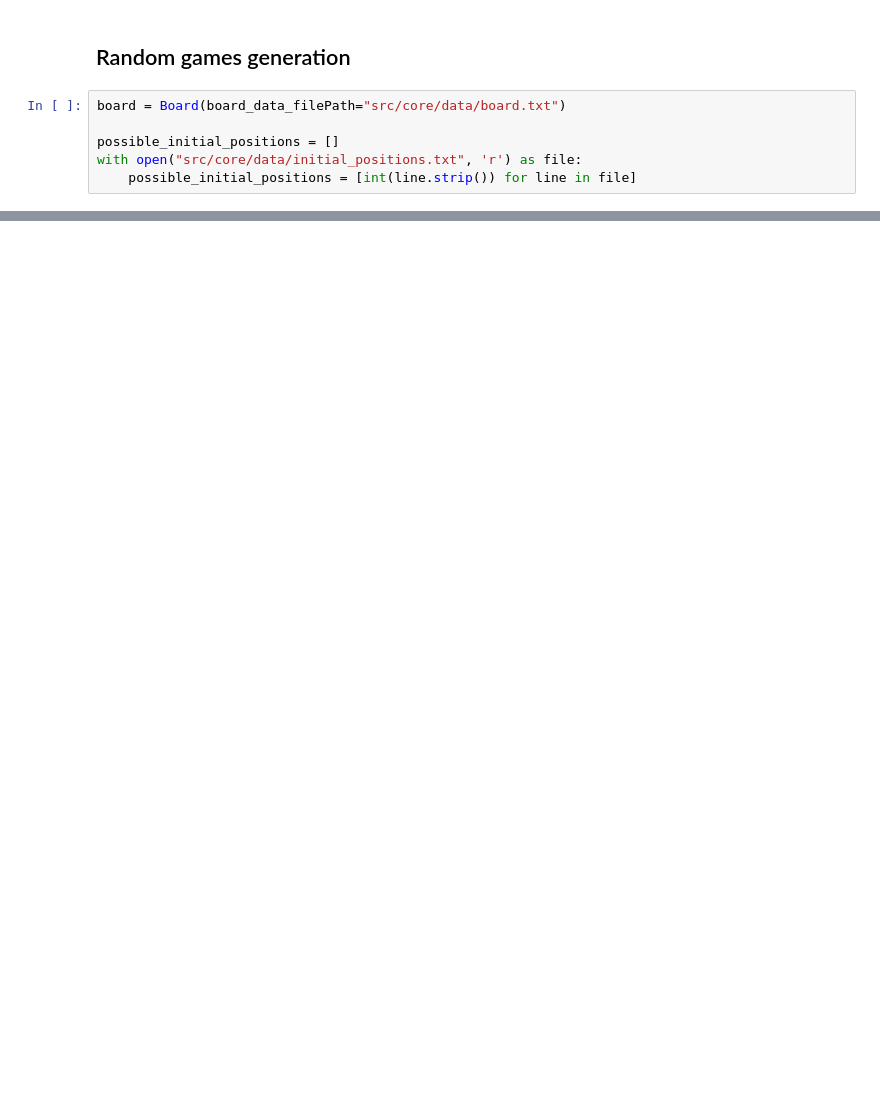
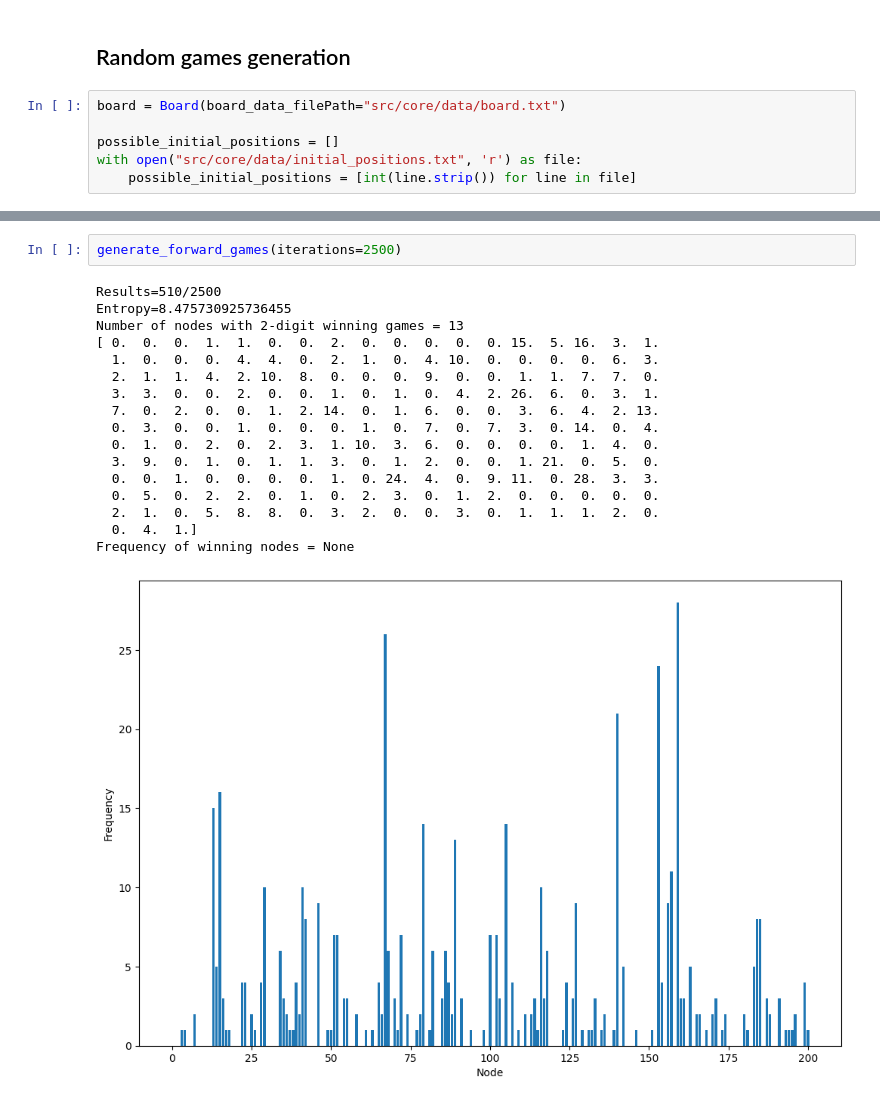
Before and after one commit to ashutoshtiwari128/Scoya, a Jupyter notebook: src/Training/generate_training_data.ipynb, the cells around one changed output, grey strips where cells are left out. Cells and saved outputs as stored; diff of their text form; blank space fills up the shorter version.

```diff
--- a/src/Training/generate_training_data.ipynb
+++ b/src/Training/generate_training_data.ipynb
@@ -184,0 +213,20 @@ array([[10,  8,  4, 10,  8,  4, 10,  8,  4, 10,  8,  4,  5,  2],
+# %%
+generate_forward_games(iterations=2500)
+# %% [output]
+Results=510/2500
+Entropy=8.475730925736455
+Number of nodes with 2-digit winning games = 13
+[ 0.  0.  0.  1.  1.  0.  0.  2.  0.  0.  0.  0.  0. 15.  5. 16.  3.  1.
+  1.  0.  0.  0.  4.  4.  0.  2.  1.  0.  4. 10.  0.  0.  0.  0.  6.  3.
+  2.  1.  1.  4.  2. 10.  8.  0.  0.  0.  9.  0.  0.  1.  1.  7.  7.  0.
+  3.  3.  0.  0.  2.  0.  0.  1.  0.  1.  0.  4.  2. 26.  6.  0.  3.  1.
+  7.  0.  2.  0.  0.  1.  2. 14.  0.  1.  6.  0.  0.  3.  6.  4.  2. 13.
+  0.  3.  0.  0.  1.  0.  0.  0.  1.  0.  7.  0.  7.  3.  0. 14.  0.  4.
+  0.  1.  0.  2.  0.  2.  3.  1. 10.  3.  6.  0.  0.  0.  0.  1.  4.  0.
+  3.  9.  0.  1.  0.  1.  1.  3.  0.  1.  2.  0.  0.  1. 21.  0.  5.  0.
+  0.  0.  1.  0.  0.  0.  0.  1.  0. 24.  4.  0.  9. 11.  0. 28.  3.  3.
+  0.  5.  0.  2.  2.  0.  1.  0.  2.  3.  0.  1.  2.  0.  0.  0.  0.  0.
+  2.  1.  0.  5.  8.  8.  0.  3.  2.  0.  0.  3.  0.  1.  1.  1.  2.  0.
+  0.  4.  1.]
+Frequency of winning nodes = None
+[figure, added]
```
Also changed, not shown: parts of 13 cells of this notebook, 1 other file.
